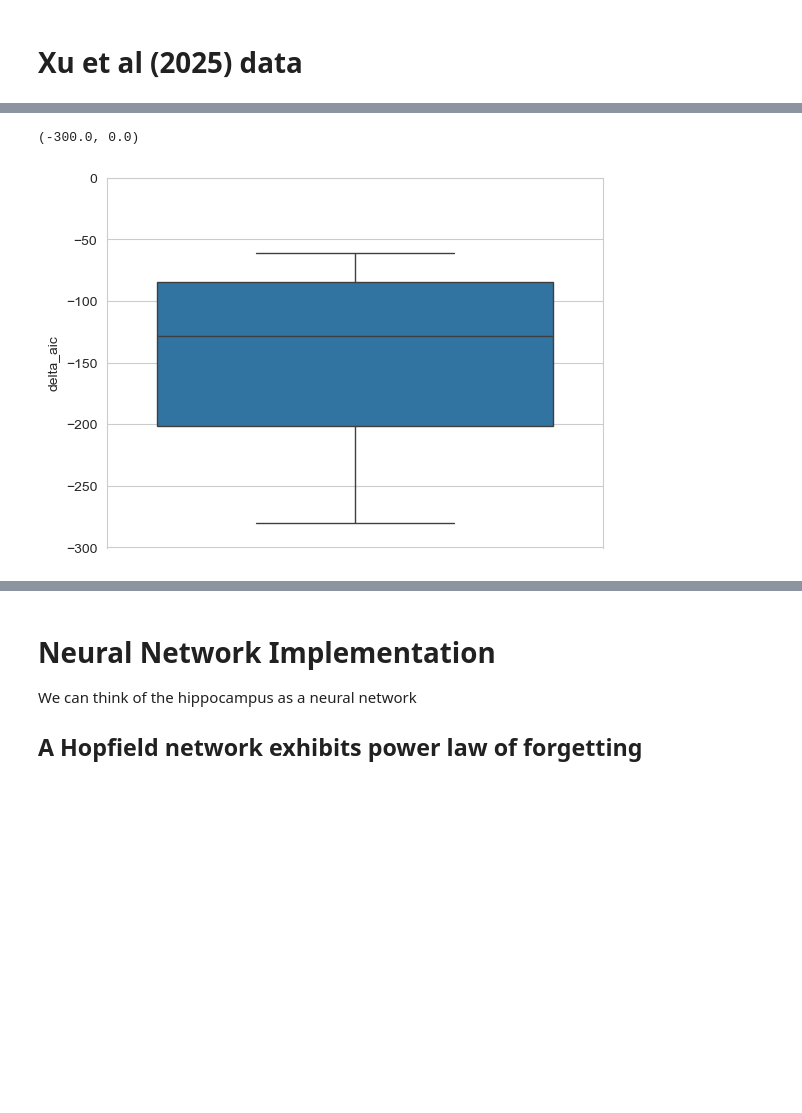
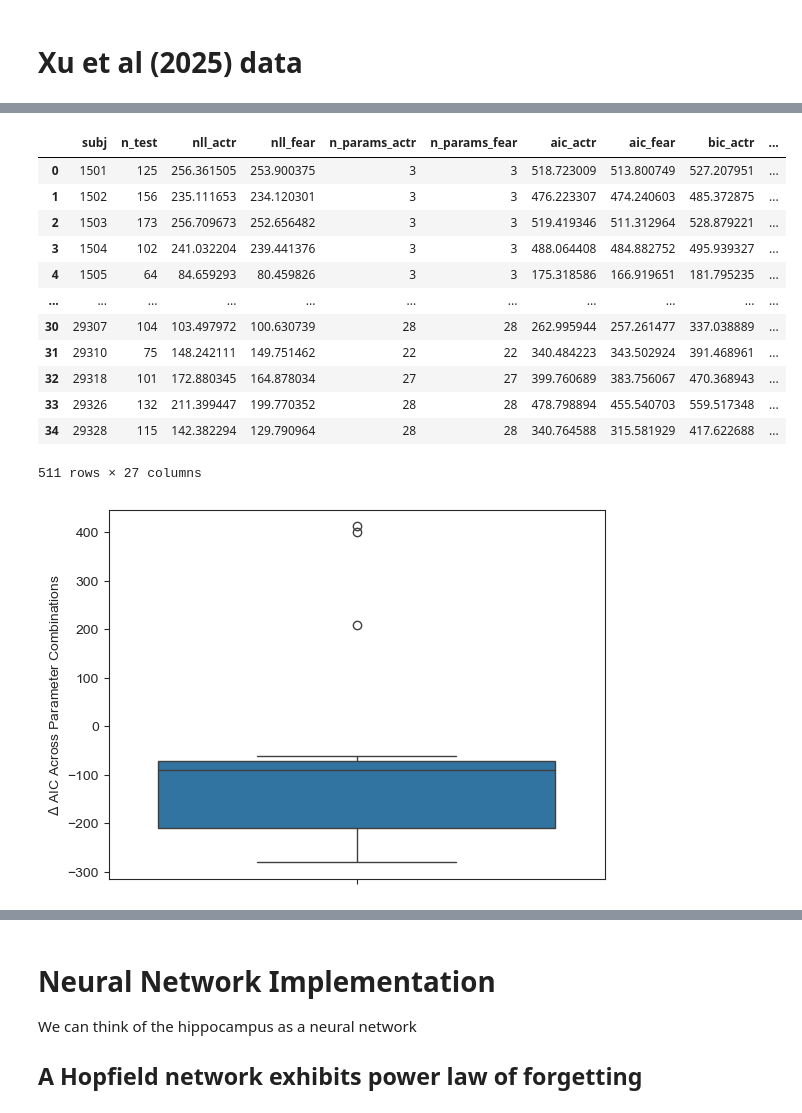
Before and after one commit to UWCCDL/SpacingEffect, a Jupyter notebook: spacing.ipynb, the cells around one changed output, grey strips where cells are left out. Drawn from its saved outputs; the diff is of its cells as text; code cells hidden in the pictures; blank space fills up the shorter version.

```diff
--- a/spacing.ipynb
+++ b/spacing.ipynb
@@ -1268,8 +1277,25 @@ g.set(ylim=[12500, 15000])
+# %%
+df
+# %% [output]
+|  | subj | n_test | nll_actr | nll_fear | n_params_actr | n_params_fear | aic_actr | aic_fear | bic_actr | ... |
+| 0 | 1501 | 125 | 256.361505 | 253.900375 | 3 | 3 | 518.723009 | 513.800749 | 527.207951 | ... |
+| 1 | 1502 | 156 | 235.111653 | 234.120301 | 3 | 3 | 476.223307 | 474.240603 | 485.372875 | ... |
+| 2 | 1503 | 173 | 256.709673 | 252.656482 | 3 | 3 | 519.419346 | 511.312964 | 528.879221 | ... |
+| 3 | 1504 | 102 | 241.032204 | 239.441376 | 3 | 3 | 488.064408 | 484.882752 | 495.939327 | ... |
+| 4 | 1505 | 64 | 84.659293 | 80.459826 | 3 | 3 | 175.318586 | 166.919651 | 181.795235 | ... |
+| ... | ... | ... | ... | ... | ... | ... | ... | ... | ... | ... |
+| 30 | 29307 | 104 | 103.497972 | 100.630739 | 28 | 28 | 262.995944 | 257.261477 | 337.038889 | ... |
+| 31 | 29310 | 75 | 148.242111 | 149.751462 | 22 | 22 | 340.484223 | 343.502924 | 391.468961 | ... |
+| 32 | 29318 | 101 | 172.880345 | 164.878034 | 27 | 27 | 399.760689 | 383.756067 | 470.368943 | ... |
+| 33 | 29326 | 132 | 211.399447 | 199.770352 | 28 | 28 | 478.798894 | 455.540703 | 559.517348 | ... |
+| 34 | 29328 | 115 | 142.382294 | 129.790964 | 28 | 28 | 340.764588 | 315.581929 | 417.622688 | ... |
+511 rows × 27 columns
 # %%
 summary = df.groupby('Estimation', as_index=False)[['delta_aic', 'delta_bic']].sum()
 g=sns.boxplot(summary, y='delta_aic')
-g.set_ylim(-300, 0)
+#g.set_ylim(-300, 0)
+g.set_ylabel(r"$\Delta$ AIC Across Parameter Combinations")
+plt.show()
 # %% [output]
-(-300.0, 0.0)
-[figure, old version]
+[figure, new version]
 # %%
```
Also changed, not shown: parts of 8 cells of this notebook, 6 other files.
